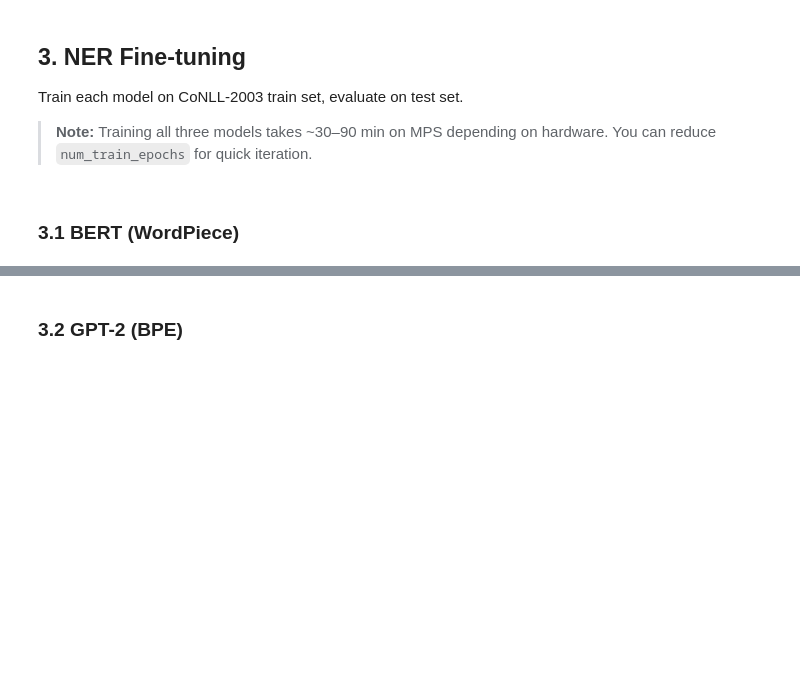
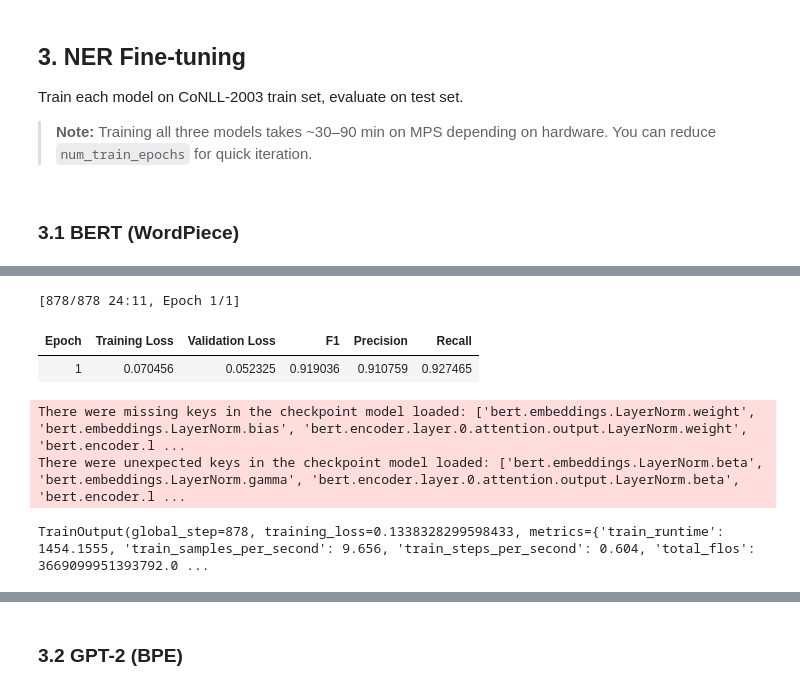
Before and after one commit to n4rly-boop/S26-NLP-Tokenization-for-Noisy-Texts, a Jupyter notebook: notebooks/01_baseline.ipynb, the cells around one changed output, grey strips where cells are left out. Drawn from its saved outputs; the diff is of its cells as text; code cells hidden in the pictures; blank space fills up the shorter version.

Commit message:
train baseline models on clean data

```diff
--- a/notebooks/01_baseline.ipynb
+++ b/notebooks/01_baseline.ipynb
@@ -119,28 +166,35 @@ print("Tokenized. Example token count:", len(tokenized_bert["train"][0]["input_i
 # %%
 training_args = TrainingArguments(
     output_dir=f"../results/checkpoints/{MODEL_NAME.replace('/', '_')}",
-    num_train_epochs=3,
+    num_train_epochs=1,
     per_device_train_batch_size=16,
     per_device_eval_batch_size=32,
     learning_rate=2e-5,
     weight_decay=0.01,
     eval_strategy="epoch",
     save_strategy="epoch",
     load_best_model_at_end=True,
     metric_for_best_model="f1",
     logging_steps=100,
     fp16=(DEVICE == "cuda"),
     report_to="none",
 )
 
 trainer_bert = Trainer(
     model=model,
     args=training_args,
     train_dataset=tokenized_bert["train"],
     eval_dataset=tokenized_bert["validation"],
     data_collator=DataCollatorForTokenClassification(tokenizer),
     compute_metrics=make_compute_metrics(label_names),
 )
 
 trainer_bert.train()
+# %% [output]
+[878/878 24:11, Epoch 1/1]
+| Epoch | Training Loss | Validation Loss | F1 | Precision | Recall |
+| 1 | 0.070456 | 0.052325 | 0.919036 | 0.910759 | 0.927465 |
+There were missing keys in the checkpoint model loaded: ['bert.embeddings.LayerNorm.weight', 'bert.embeddings.LayerNorm.bias', 'bert.encoder.layer.0.attention.output.LayerNorm.weight', 'bert.encoder.l ...
+There were unexpected keys in the checkpoint model loaded: ['bert.embeddings.LayerNorm.beta', 'bert.embeddings.LayerNorm.gamma', 'bert.encoder.layer.0.attention.output.LayerNorm.beta', 'bert.encoder.l ...
+TrainOutput(global_step=878, training_loss=0.1338328299598433, metrics={'train_runtime': 1454.1555, 'train_samples_per_second': 9.656, 'train_steps_per_second': 0.604, 'total_flos': 3669099951393792.0 ...
 # %%
```
Also changed, not shown: parts of 15 cells of this notebook.
